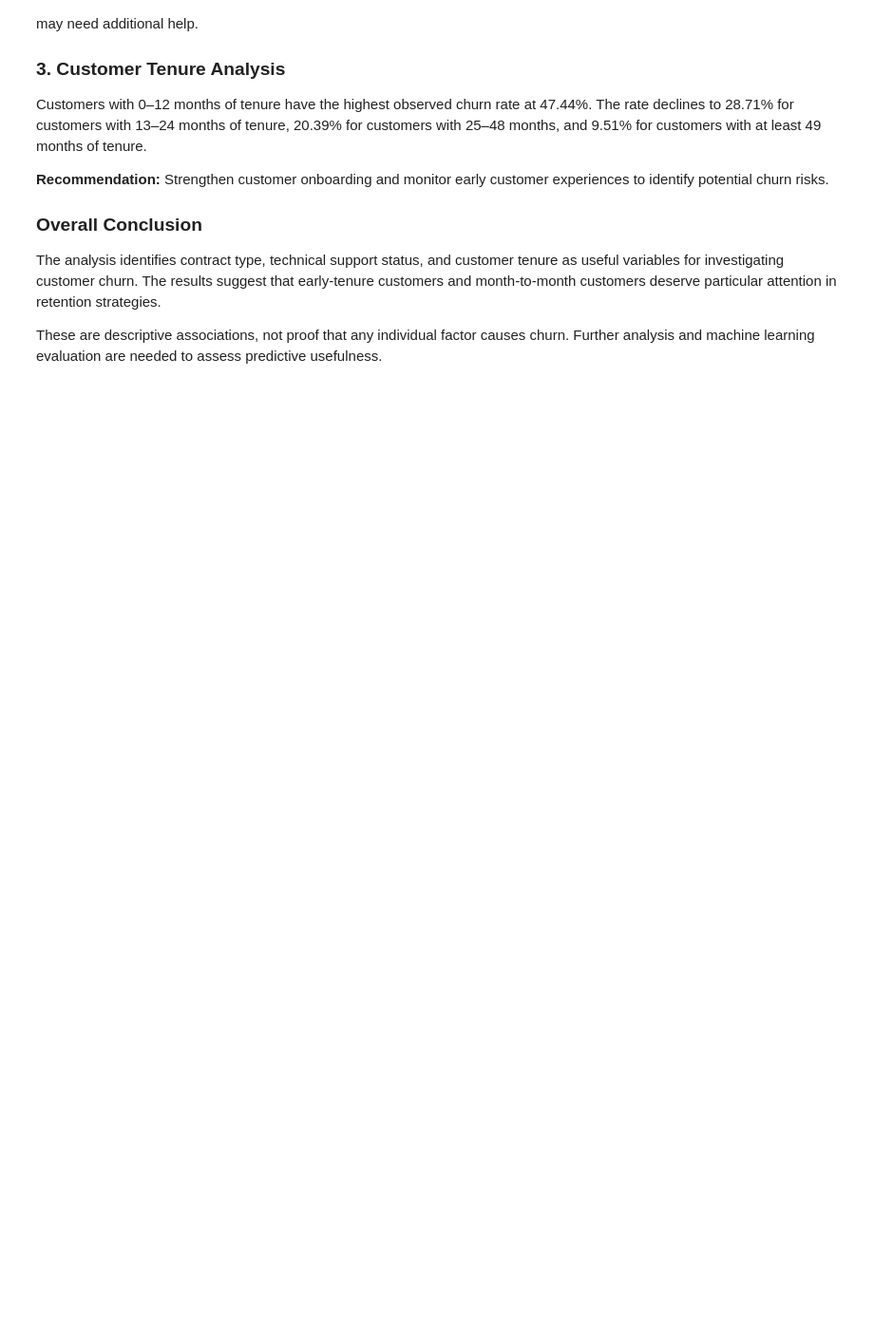
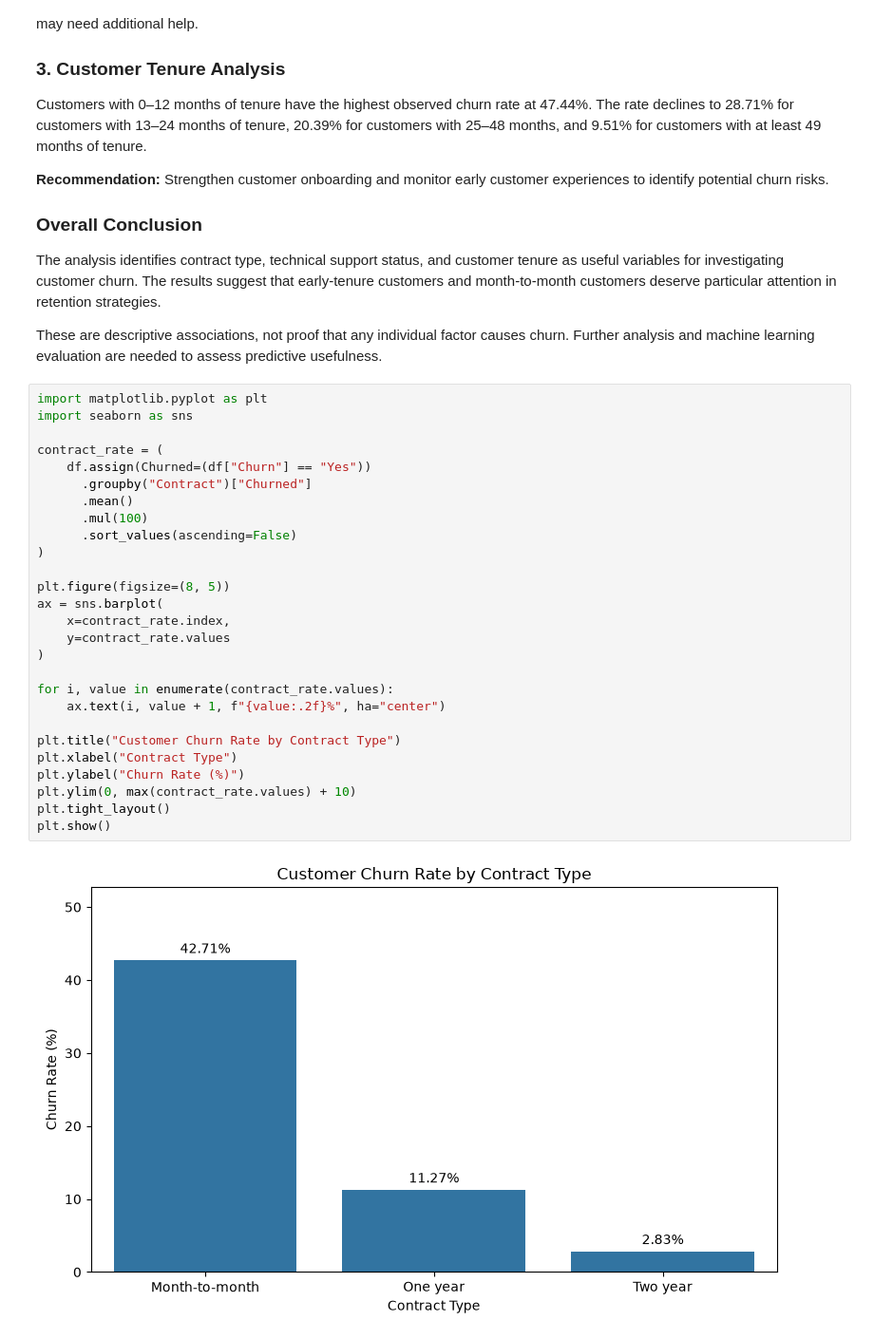
Before and after one commit to Srichethanapolaki/customer-churn-prediction, a Jupyter notebook: notebooks/churn_analysis_rebuilt.ipynb, the cells around one changed output. Shown at 95% size. Cells and saved outputs as stored; diff of their text form; blank space fills up the shorter version.

Commit message:
Complete churn EDA and add visualizations

```diff
--- a/notebooks/churn_analysis_rebuilt.ipynb
+++ b/notebooks/churn_analysis_rebuilt.ipynb
@@ -331,3 +331,32 @@ Customers with 0–12 months of tenure have the highest observed churn rate at 4
 The analysis identifies contract type, technical support status, and customer tenure as useful variables for investigating customer churn. The results suggest that early-tenure customers and month-to-month customers deserve particular attention in retention strategies.
 
 These are descriptive associations, not proof that any individual factor causes churn. Further analysis and machine learning evaluation are needed to assess predictive usefulness.
+# %%
+import matplotlib.pyplot as plt
+import seaborn as sns
+
+contract_rate = (
+    df.assign(Churned=(df["Churn"] == "Yes"))
+      .groupby("Contract")["Churned"]
+      .mean()
+      .mul(100)
+      .sort_values(ascending=False)
+)
+
+plt.figure(figsize=(8, 5))
+ax = sns.barplot(
+    x=contract_rate.index,
+    y=contract_rate.values
+)
+
+for i, value in enumerate(contract_rate.values):
+    ax.text(i, value + 1, f"{value:.2f}%", ha="center")
+
+plt.title("Customer Churn Rate by Contract Type")
+plt.xlabel("Contract Type")
+plt.ylabel("Churn Rate (%)")
+plt.ylim(0, max(contract_rate.values) + 10)
+plt.tight_layout()
+plt.show()
+# %% [output]
+[figure, added]
```
Also changed, not shown: parts of 1 cell of this notebook.
